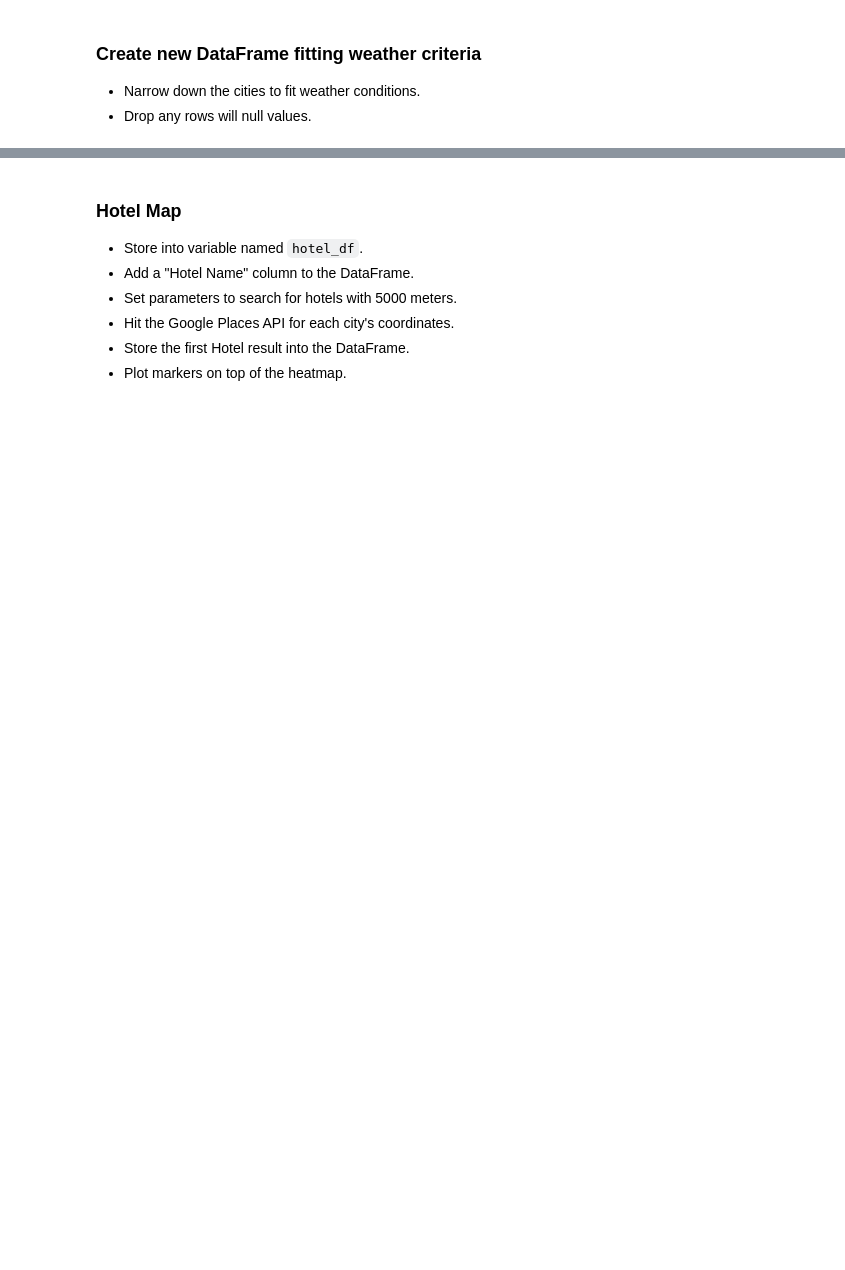
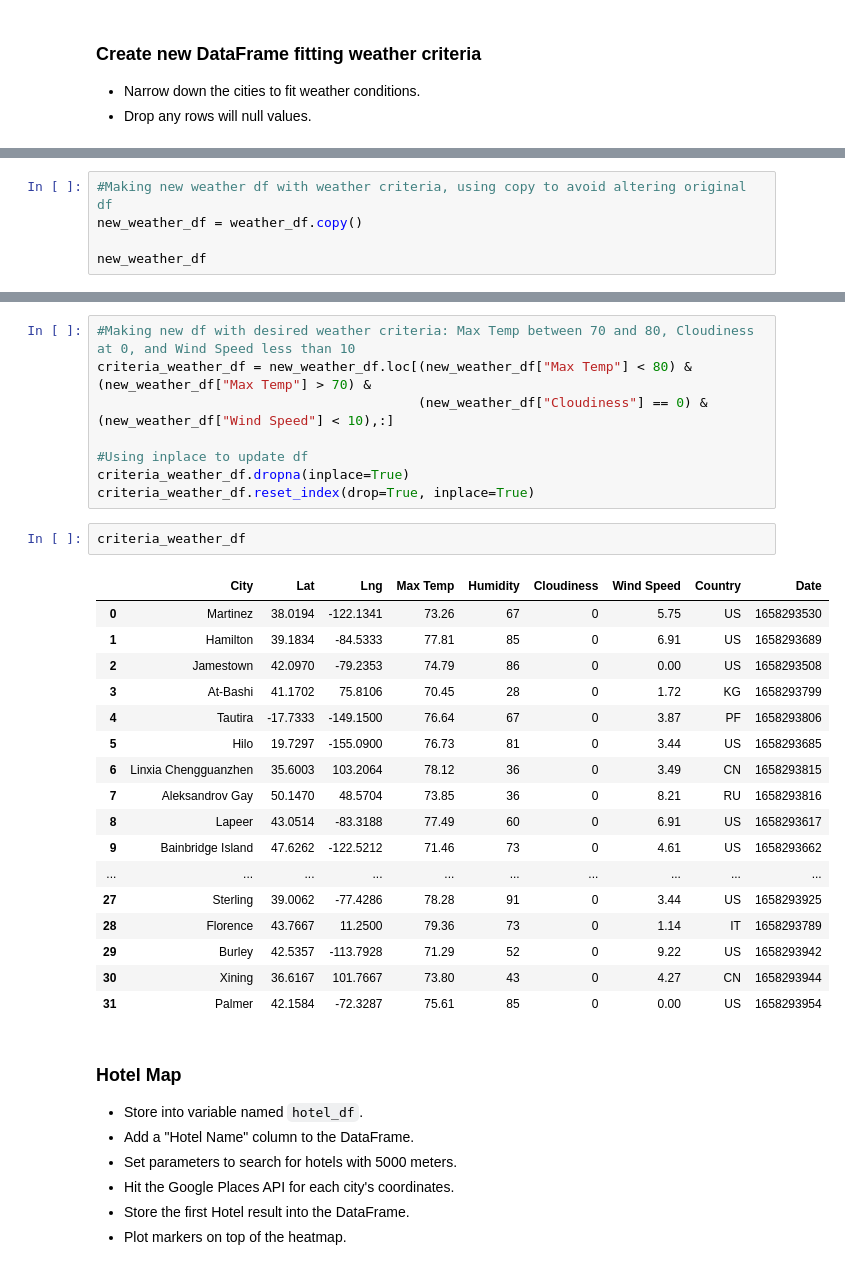
Before and after one commit to Maiterivas/API-Challenge, a Jupyter notebook: VacationPy/VacationPy.ipynb, the cells around one changed output, grey strips where cells are left out. Cells and saved outputs as stored; diff of their text form; blank space fills up the shorter version.

```diff
--- a/VacationPy/VacationPy.ipynb
+++ b/VacationPy/VacationPy.ipynb
@@ -76,0 +78,5 @@ new_weather_df =
+# %%
+#Making new weather df with weather criteria, using copy to avoid altering original df
+new_weather_df = weather_df.copy()
+
+new_weather_df
@@ -77,3 +97,31 @@ new_weather_df =
+# %%
+#Making new df with desired weather criteria: Max Temp between 70 and 80, Cloudiness at 0, and Wind Speed less than 10
+criteria_weather_df = new_weather_df.loc[(new_weather_df["Max Temp"] < 80) & (new_weather_df["Max Temp"] > 70) &
+                                         (new_weather_df["Cloudiness"] == 0) & (new_weather_df["Wind Speed"] < 10),:]
+
+#Using inplace to update df
+criteria_weather_df.dropna(inplace=True)
+criteria_weather_df.reset_index(drop=True, inplace=True)
+# %%
+criteria_weather_df
+# %% [output]
+|  | City | Lat | Lng | Max Temp | Humidity | Cloudiness | Wind Speed | Country | Date |
+| 0 | Martinez | 38.0194 | -122.1341 | 73.26 | 67 | 0 | 5.75 | US | 1658293530 |
+| 1 | Hamilton | 39.1834 | -84.5333 | 77.81 | 85 | 0 | 6.91 | US | 1658293689 |
+| 2 | Jamestown | 42.0970 | -79.2353 | 74.79 | 86 | 0 | 0.00 | US | 1658293508 |
+| 3 | At-Bashi | 41.1702 | 75.8106 | 70.45 | 28 | 0 | 1.72 | KG | 1658293799 |
+| 4 | Tautira | -17.7333 | -149.1500 | 76.64 | 67 | 0 | 3.87 | PF | 1658293806 |
+| 5 | Hilo | 19.7297 | -155.0900 | 76.73 | 81 | 0 | 3.44 | US | 1658293685 |
+| 6 | Linxia Chengguanzhen | 35.6003 | 103.2064 | 78.12 | 36 | 0 | 3.49 | CN | 1658293815 |
+| 7 | Aleksandrov Gay | 50.1470 | 48.5704 | 73.85 | 36 | 0 | 8.21 | RU | 1658293816 |
+| 8 | Lapeer | 43.0514 | -83.3188 | 77.49 | 60 | 0 | 6.91 | US | 1658293617 |
+| 9 | Bainbridge Island | 47.6262 | -122.5212 | 71.46 | 73 | 0 | 4.61 | US | 1658293662 |
+| ... | ... | ... | ... | ... | ... | ... | ... | ... | ... |
+| 27 | Sterling | 39.0062 | -77.4286 | 78.28 | 91 | 0 | 3.44 | US | 1658293925 |
+| 28 | Florence | 43.7667 | 11.2500 | 79.36 | 73 | 0 | 1.14 | IT | 1658293789 |
+| 29 | Burley | 42.5357 | -113.7928 | 71.29 | 52 | 0 | 9.22 | US | 1658293942 |
+| 30 | Xining | 36.6167 | 101.7667 | 73.80 | 43 | 0 | 4.27 | CN | 1658293944 |
+| 31 | Palmer | 42.1584 | -72.3287 | 75.61 | 85 | 0 | 0.00 | US | 1658293954 |
 # %% [markdown]
 ### Hotel Map
 * Store into variable named `hotel_df`.
```
Also changed, not shown: parts of 11 cells of this notebook, 1 other file.
